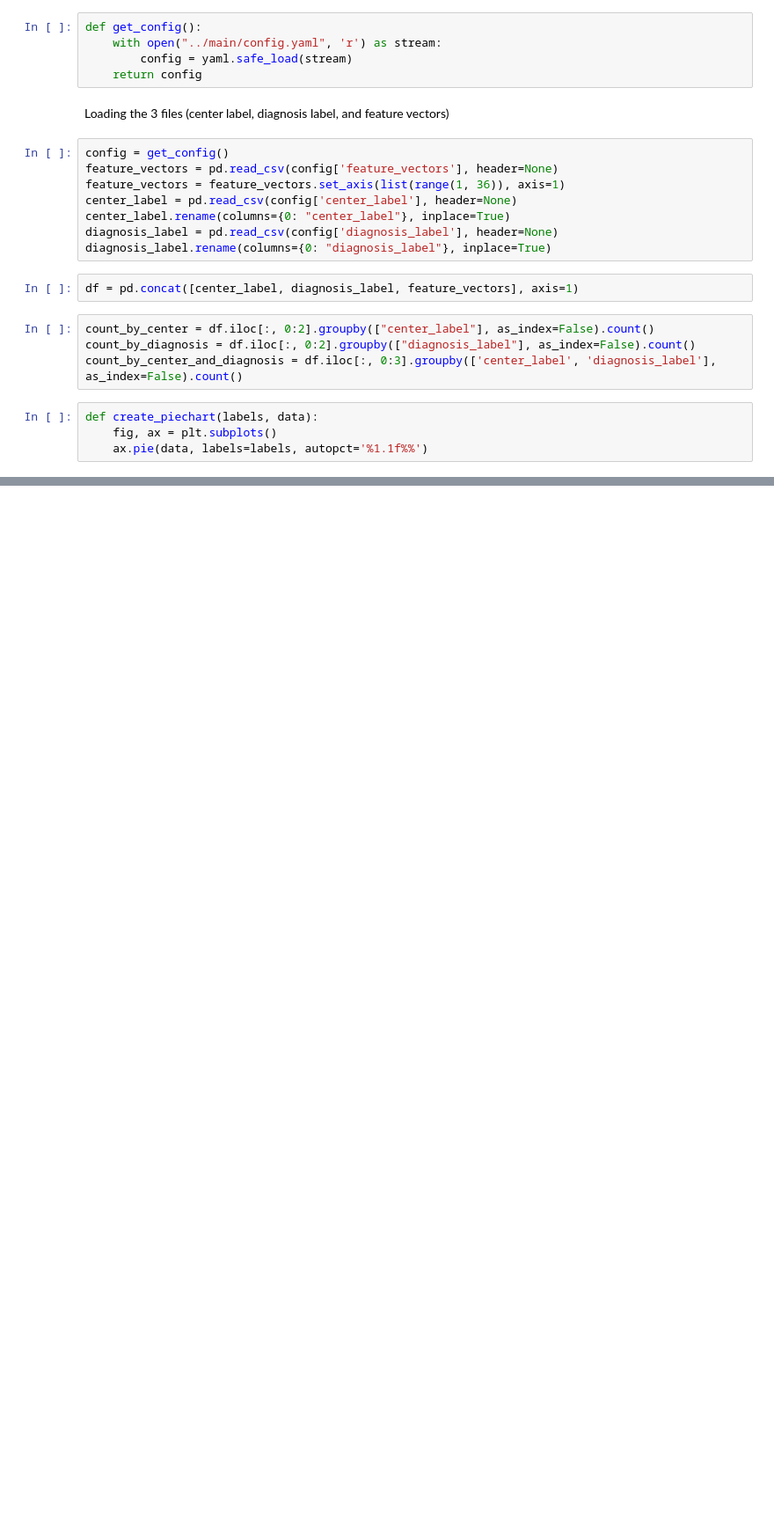
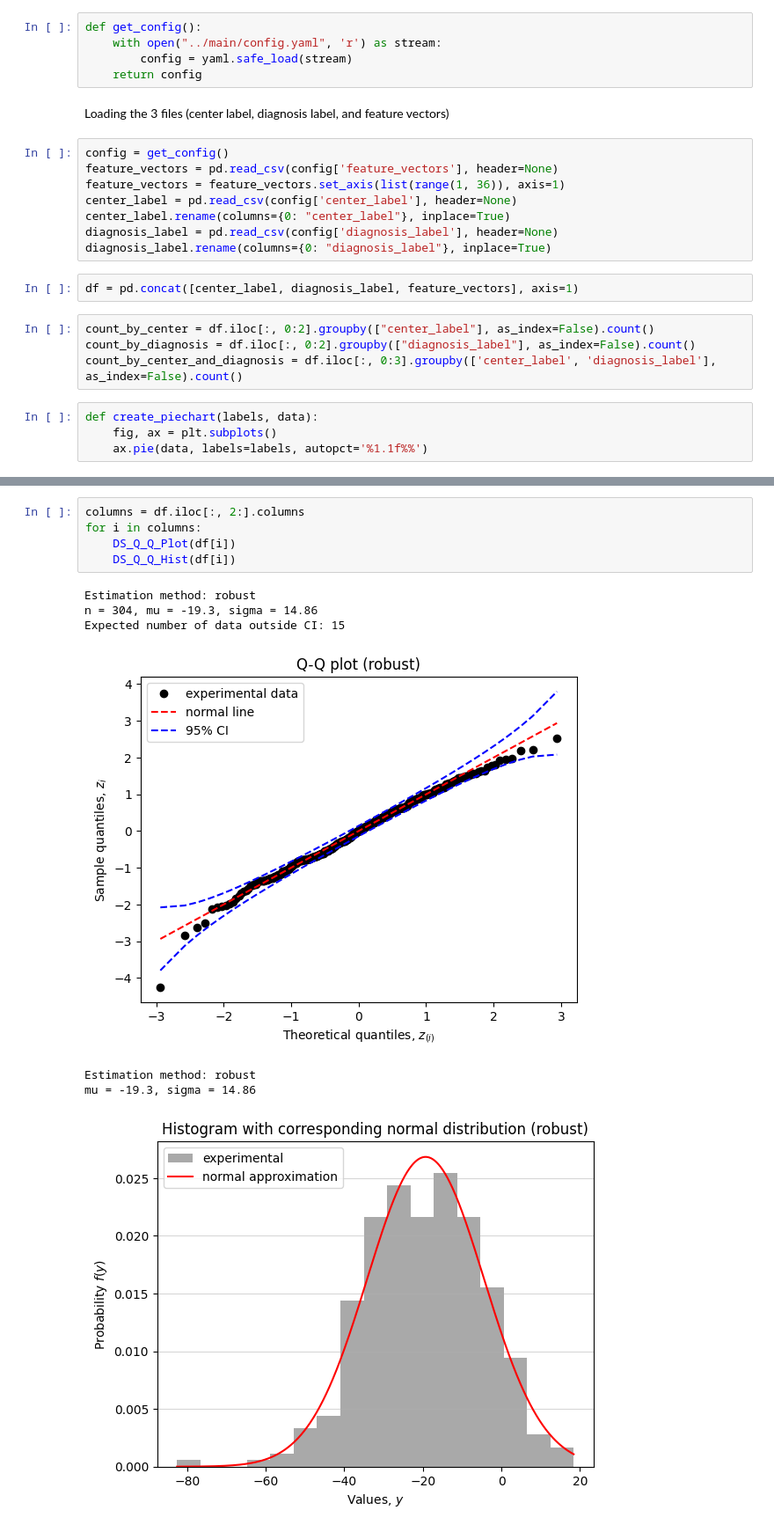
Before and after one commit to MikeWierenga/CCRE_LVQ_project, a Jupyter notebook: Calculating_distance_measures/data/Understanding_the_data.ipynb, the cells around one changed output, grey strips where cells are left out. Shown at 88% size. Drawn from its saved outputs; the diff is of its cells as text; blank space fills up the shorter version.

```diff
--- a/Calculating_distance_measures/data/Understanding_the_data.ipynb
+++ b/Calculating_distance_measures/data/Understanding_the_data.ipynb
@@ -62,0 +258,13 @@ plt.legend()
+# %%
+columns = df.iloc[:, 2:].columns
+for i in columns:
+    DS_Q_Q_Plot(df[i])
+    DS_Q_Q_Hist(df[i])
+# %% [output]
+Estimation method: robust
+n = 304, mu = -19.3, sigma = 14.86
+Expected number of data outside CI: 15
+[figure, added]
+Estimation method: robust
+mu = -19.3, sigma = 14.86
+[figure, added]
```
Also changed, not shown: parts of 9 cells of this notebook.
